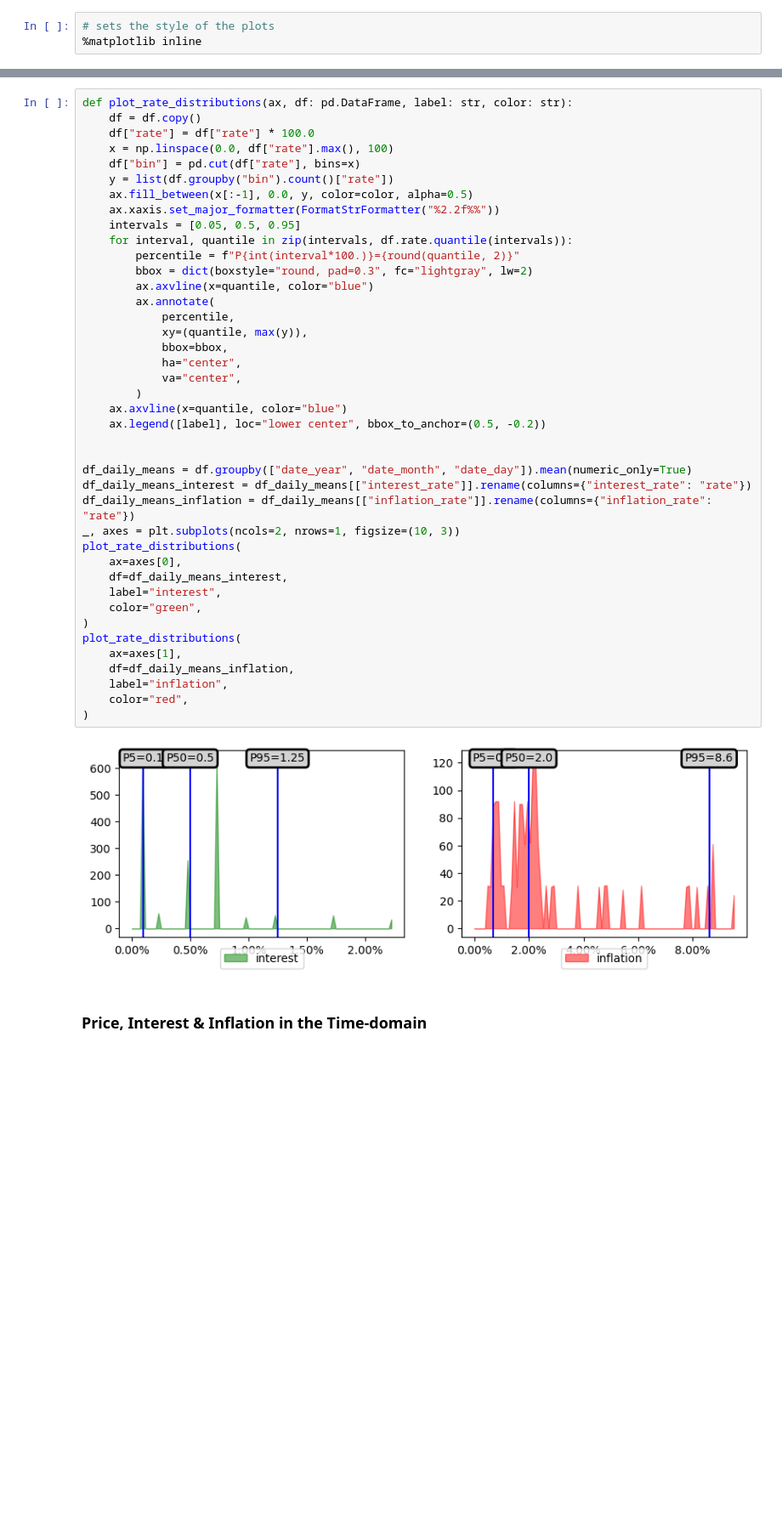
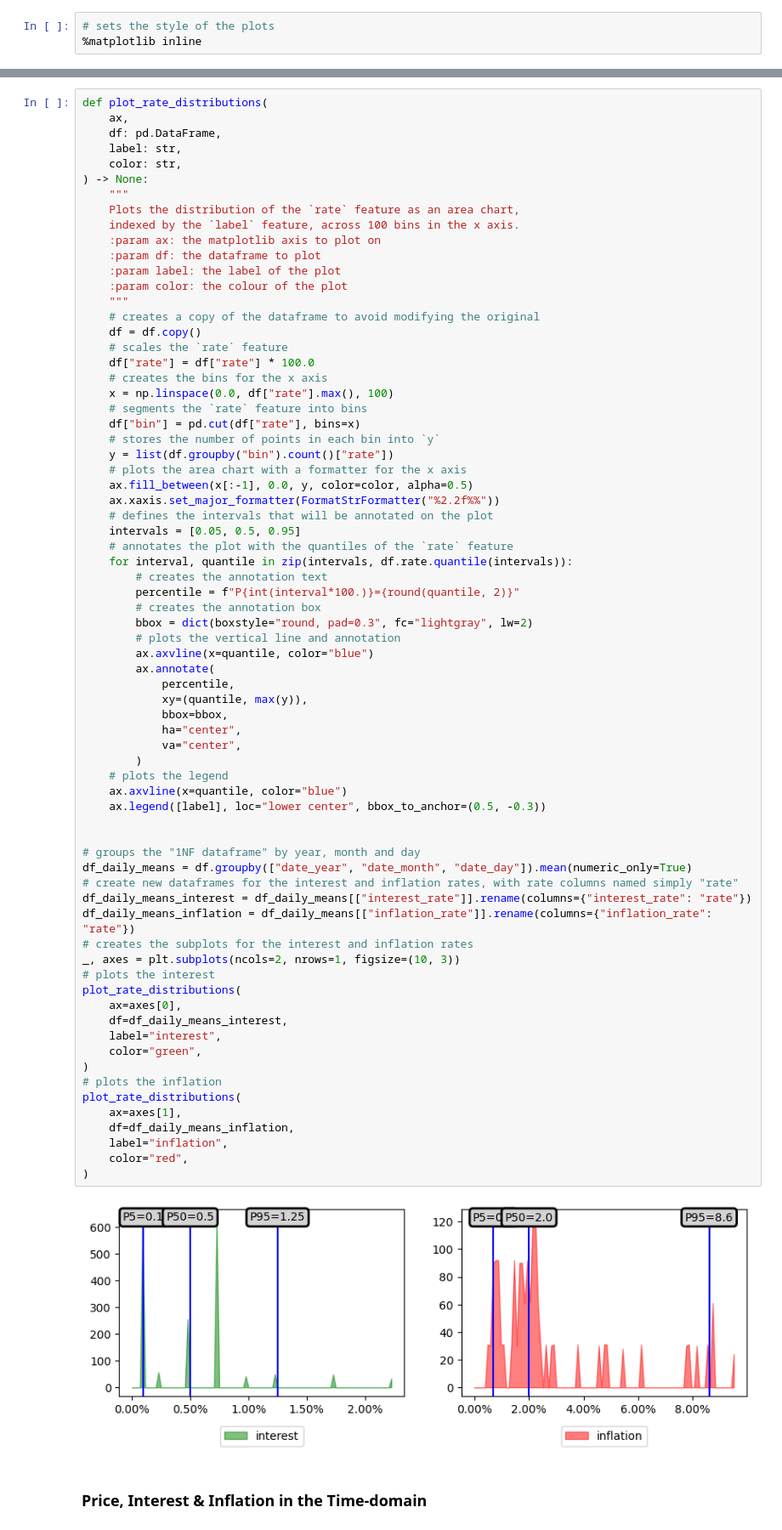
Before and after one commit to hudsonmendes/uolondon-cm3005-dsc, a Jupyter notebook: report.ipynb, the cells around one changed output, grey strips where cells are left out. Shown at 85% size. Drawn from its saved outputs; the diff is of its cells as text; blank space fills up the shorter version.

Commit message:
data visualisation

```diff
--- a/report.ipynb
+++ b/report.ipynb
@@ -868,46 +904,76 @@ plot_continuous_features_interaction(
 # %%
-def plot_rate_distributions(ax, df: pd.DataFrame, label: str, color: str):
+def plot_rate_distributions(
+    ax,
+    df: pd.DataFrame,
+    label: str,
+    color: str,
+) -> None:
+    """
+    Plots the distribution of the `rate` feature as an area chart,
+    indexed by the `label` feature, across 100 bins in the x axis.
+    :param ax: the matplotlib axis to plot on
+    :param df: the dataframe to plot
+    :param label: the label of the plot
+    :param color: the colour of the plot
+    """
+    # creates a copy of the dataframe to avoid modifying the original
     df = df.copy()
+    # scales the `rate` feature
     df["rate"] = df["rate"] * 100.0
+    # creates the bins for the x axis
     x = np.linspace(0.0, df["rate"].max(), 100)
+    # segments the `rate` feature into bins
     df["bin"] = pd.cut(df["rate"], bins=x)
+    # stores the number of points in each bin into `y`
     y = list(df.groupby("bin").count()["rate"])
+    # plots the area chart with a formatter for the x axis
     ax.fill_between(x[:-1], 0.0, y, color=color, alpha=0.5)
     ax.xaxis.set_major_formatter(FormatStrFormatter("%2.2f%%"))
+    # defines the intervals that will be annotated on the plot
     intervals = [0.05, 0.5, 0.95]
+    # annotates the plot with the quantiles of the `rate` feature
     for interval, quantile in zip(intervals, df.rate.quantile(intervals)):
+        # creates the annotation text
         percentile = f"P{int(interval*100.)}={round(quantile, 2)}"
+        # creates the annotation box
         bbox = dict(boxstyle="round, pad=0.3", fc="lightgray", lw=2)
+        # plots the vertical line and annotation
         ax.axvline(x=quantile, color="blue")
         ax.annotate(
             percentile,
             xy=(quantile, max(y)),
             bbox=bbox,
             ha="center",
             va="center",
         )
+    # plots the legend
     ax.axvline(x=quantile, color="blue")
-    ax.legend([label], loc="lower center", bbox_to_anchor=(0.5, -0.2))
+    ax.legend([label], loc="lower center", bbox_to_anchor=(0.5, -0.3))
 
 
+# groups the "1NF dataframe" by year, month and day
 df_daily_means = df.groupby(["date_year", "date_month", "date_day"]).mean(numeric_only=True)
+# create new dataframes for the interest and inflation rates, with rate columns named simply "rate"
 df_daily_means_interest = df_daily_means[["interest_rate"]].rename(columns={"interest_rate": "rate"})
 df_daily_means_inflation = df_daily_means[["inflation_rate"]].rename(columns={"inflation_rate": "rate"})
+# creates the subplots for the interest and inflation rates
 _, axes = plt.subplots(ncols=2, nrows=1, figsize=(10, 3))
+# plots the interest
 plot_rate_distributions(
     ax=axes[0],
     df=df_daily_means_interest,
     label="interest",
     color="green",
 )
+# plots the inflation
 plot_rate_distributions(
     ax=axes[1],
     df=df_daily_means_inflation,
     label="inflation",
     color="red",
 )
 # %% [output]
-[figure, old version]
+[figure, new version]
 # %% [markdown]
 ### Price, Interest & Inflation in the Time-domain
 # %%
```
Also changed, not shown: parts of 9 cells of this notebook.
